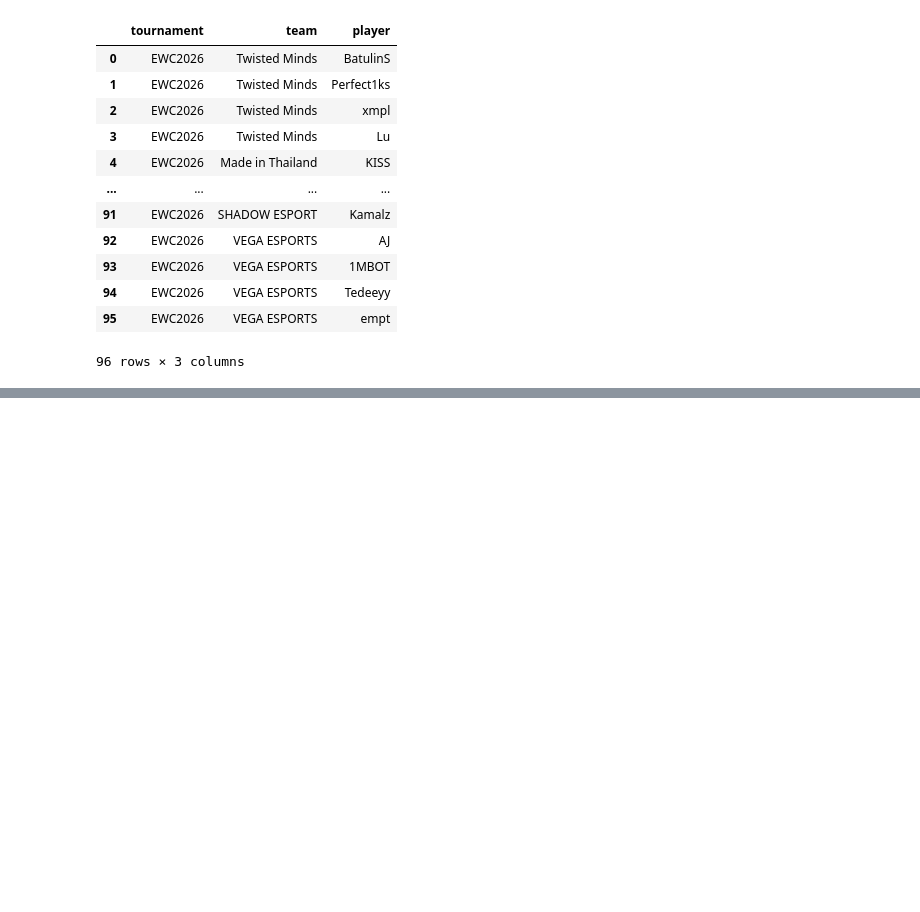
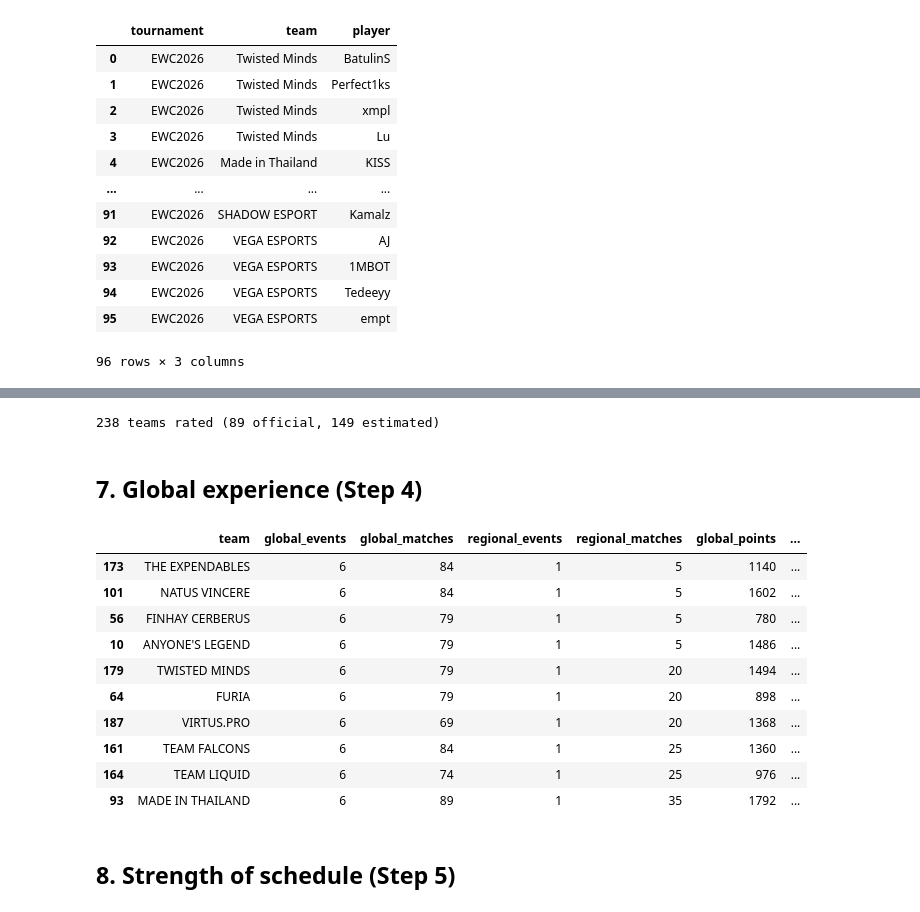
Before and after one commit to NTMQuannuaQMTN/ewcpubg, a Jupyter notebook: notebooks/ewcpubg.ipynb, the cells around one changed output, grey strips where cells are left out. Saved outputs shown, nothing was run; the diff lists cells and outputs as text; code cells hidden in the pictures; blank space fills up the shorter version.

```diff
--- a/notebooks/ewcpubg.ipynb
+++ b/notebooks/ewcpubg.ipynb
@@ -1386,0 +1240,79 @@ prediction
+# %%
+def build_twire_team_ratings(team_rank_df, team_df):
+    max_ranking = team_rank_df["ranking"].max()
+    ranked = dict(zip(team_rank_df["team"], team_rank_df["ranking"] / max_ranking))
+    min_ranked_score = min(ranked.values())
+
+    all_teams = team_df["team"].dropna().unique()
+    unranked_teams = [t for t in all_teams if t not in ranked]
+
+    if not unranked_teams:
+        return ranked
+
+    proxies = {}
+    for team in unranked_teams:
+        sub = team_df[team_df["team"] == team]
+        avg_rank = np.average(sub["avgRank"], weights=sub["weight"])
+        proxies[team] = 1 / (1 + avg_rank)  # better (lower) avg finish -> higher proxy
+
+    values = np.array(list(proxies.values()))
+    span = (values.max() - values.min()) or 1.0
+
+    for team, proxy in proxies.items():
+        normalized = (proxy - values.min()) / span  # 0..1 within the unranked pool
+        ranked[team] = normalized * min_ranked_score * 0.9  # strictly below the weakest ranked team
+
+    return ranked
+
+
+twire_team_ratings = build_twire_team_ratings(team_rank_df, team_df)
+team_df["twire_team_rating"] = team_df["team"].map(twire_team_ratings).fillna(0)
+
+print(f"{len(twire_team_ratings)} teams rated ({len(team_rank_df)} official, "
+      f"{len(twire_team_ratings) - len(team_rank_df)} estimated)")
+# %% [output]
+238 teams rated (89 official, 149 estimated)
+# %% [markdown]
+## 7. Global experience (Step 4)
+# %%
+def build_global_experience(team_df):
+    df = team_df.copy()
+    df["is_global"] = df["tournament"].apply(
+        lambda t: tournament_strength_for(t) >= GLOBAL_TOURNAMENT_STRENGTH_THRESHOLD
+    )
+
+    def agg(x):
+        global_rows = x[x["is_global"]]
+        regional_rows = x[~x["is_global"]]
+        return pd.Series({
+            "global_events": global_rows["tournament"].nunique(),
+            "global_matches": len(global_rows),
+            "regional_events": regional_rows["tournament"].nunique(),
+            "regional_matches": len(regional_rows),
+            "global_points": global_rows["totalPoints"].sum(),
+            "regional_points": regional_rows["totalPoints"].sum(),
+        })
+
+    result = df.groupby("team").apply(agg).reset_index()
+    total_matches = result["global_matches"] + result["regional_matches"]
+    result["global_ratio"] = result["global_matches"] / total_matches.clip(lower=1)
+
+    return result
+
+
+global_experience = build_global_experience(team_df)
+global_experience.sort_values("global_ratio", ascending=False).head(10)
+# %% [output]
+|  | team | global_events | global_matches | regional_events | regional_matches | global_points | ... |
+| 173 | THE EXPENDABLES | 6 | 84 | 1 | 5 | 1140 | ... |
+| 101 | NATUS VINCERE | 6 | 84 | 1 | 5 | 1602 | ... |
+| 56 | FINHAY CERBERUS | 6 | 79 | 1 | 5 | 780 | ... |
+| 10 | ANYONE'S LEGEND | 6 | 79 | 1 | 5 | 1486 | ... |
+| 179 | TWISTED MINDS | 6 | 79 | 1 | 20 | 1494 | ... |
+| 64 | FURIA | 6 | 79 | 1 | 20 | 898 | ... |
+| 187 | VIRTUS.PRO | 6 | 69 | 1 | 20 | 1368 | ... |
+| 161 | TEAM FALCONS | 6 | 84 | 1 | 25 | 1360 | ... |
+| 164 | TEAM LIQUID | 6 | 74 | 1 | 25 | 976 | ... |
+| 93 | MADE IN THAILAND | 6 | 89 | 1 | 35 | 1792 | ... |
+# %% [markdown]
+## 8. Strength of schedule (Step 5)
```
Also changed, not shown: parts of 54 cells of this notebook, 9 other files.
